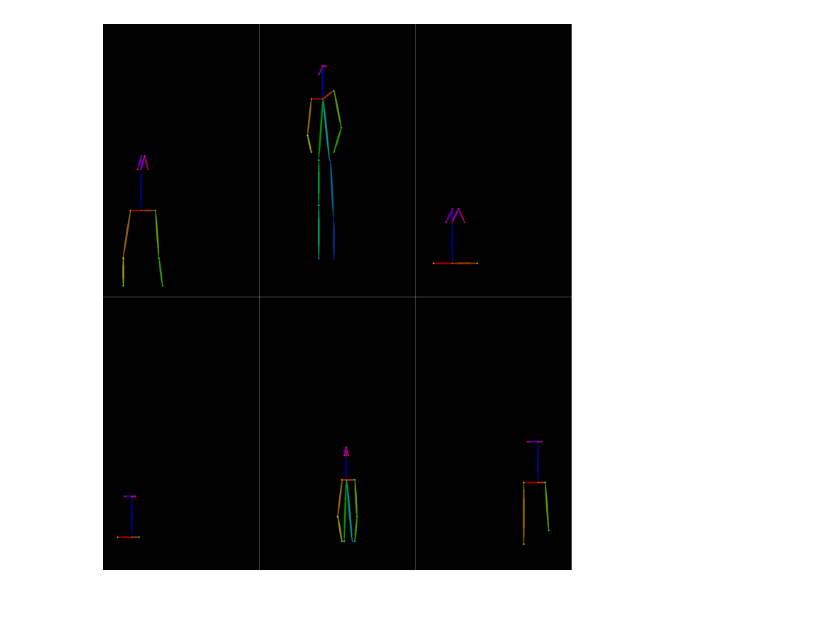
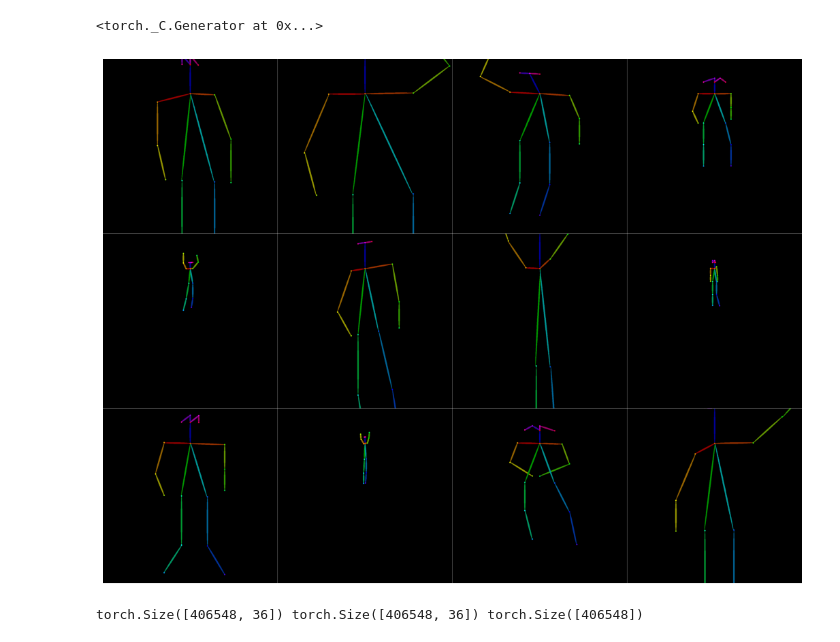
Before and after one commit to MarkZakelj/openpose-extrapolation, a Jupyter notebook: preprocess.ipynb, the cells around one changed output. Cells and saved outputs as stored; diff of their text form; code cells hidden in the pictures; blank space fills up the shorter version.

```diff
--- a/preprocess.ipynb
+++ b/preprocess.ipynb
@@ -32,3 +14,0 @@ torch.Size([800, 18, 2])
-# %%
-def translate_to_keyppoints(pose):
-    return [Keypoint(x, y, True) if 0.0 < x < 1.0 and 0.0 < y < 1.0 else None for x, y in pose]
@@ -142,0 +15,24 @@ torch.save(final_ratios, f'data/poses_ratios.pt')
+# %%
+VERSION = 'v7'
+random.seed(42)
+torch.manual_seed(123)
+# %% [output]
+<torch._C.Generator at 0x...>
+# %%
+NECK = 1
+def scale_pose(poses, scale):
+    poses = poses.clone()
+    meanx = poses[:, :, 0].mean(dim=1)
+    meany = poses[:, :, 1].mean(dim=1)
+    poses[:, :, 0] -= meanx.unsqueeze(1)
+    poses[:, :, 1] -= meany.unsqueeze(1)
+    poses[:, :, 0] *= scale[0]
+    poses[:, :, 1] *= scale[1]
+    poses[:, :, 0] += meanx.unsqueeze(1)
+    poses[:, :, 1] += meany.unsqueeze(1)
+    return poses
+
+def calculate_relative_points(poses):
+    res = poses.clone()
+    res -= poses[:, NECK:NECK+1, :] # subtract neck
+    return res
@@ -143 +158,19 @@ torch.save(final_ratios, f'data/poses_ratios.pt')
+# %%
+import random
+h = 1024
+w = 1024
+images = [Image.fromarray(draw_bodypose(np.zeros((h, w, 3), dtype=np.uint8),
+                                        translate_to_keyppoints(poses_scaled[i].numpy(),leave_out_invisible=True),
+                                        translation=(0.5, 0.2),
+                                         show_invisible=True ))
+          for i in random.sample(range(0, poses_scaled.shape[0] + 1), 12)]
+rows = 3
+cols = 4
+grid_img = create_image_grid_with_borders(images, rows, cols)
+fig = plt.figure(figsize=(14, 10))
+plt.imshow(grid_img)
+plt.axis('off')
+plt.show();
+# %% [output]
+[figure, added]
 # %%
@@ -150,12 +179,13 @@ torch.save(rearrange(poses, 'n ps p -> n (ps p)'), f'data/poses_with_missing.pt'
-# %%
-images = [Image.fromarray(draw_bodypose(np.zeros((h, w, 3), dtype=np.uint8), translate_to_keyppoints(poses_tmp[i].numpy())))
-          for i in random.sample(range(0, poses_tmp.shape[0] + 1), 6)]
-rows = 2
-cols = 3
-grid_img = create_image_grid_with_borders(images, rows, cols)
-fig = plt.figure(figsize=(14, 10))
-plt.imshow(grid_img)
-plt.axis('off')
-plt.show();
-# %% [output]
-[figure, removed]
+# %%
+# check if ratios and points are of the same length and
+# if missing and scaled are the same except for the missing points
+print(poses_scaled_rearranged.shape, poses_missing_rearranged.shape, ratios_tensor.shape)
+assert poses_scaled_rearranged.shape[0] == ratios_tensor.shape[0]
+assert poses_scaled_rearranged.shape[0] == poses_missing_rearranged.shape[0]
+
+assert poses_scaled_rearranged.shape[1] == poses_missing_rearranged.shape[1] == 36
+
+mask = poses_missing_rearranged != -10.0
+assert (poses_missing_rearranged[mask] == poses_scaled_rearranged[mask]).all()
+# %% [output]
+torch.Size([406548, 36]) torch.Size([406548, 36]) torch.Size([406548])
```
Also changed, not shown: parts of 15 cells of this notebook.
